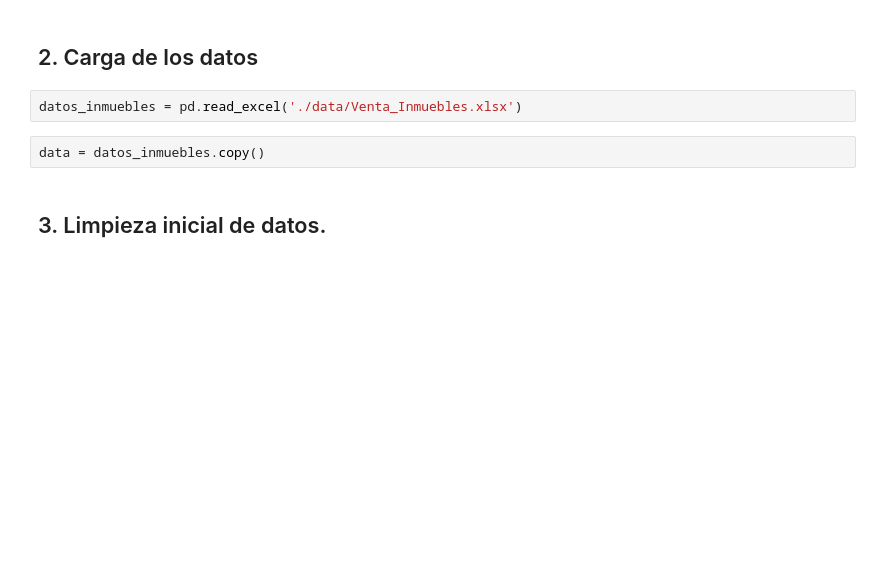
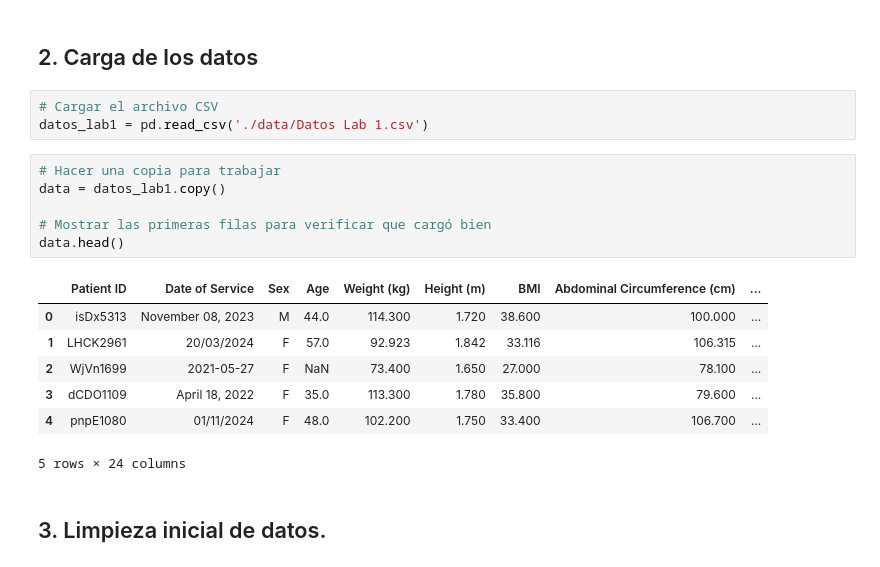
Before and after one commit to jcamilc17/Laboratorio-2_ML, a Jupyter notebook: Laboratorio2.ipynb, the cells around one changed output. Saved outputs shown, nothing was run; the diff lists cells and outputs as text; blank space fills up the shorter version.

Commit message:
📝 Carga de Datos

```diff
--- a/Laboratorio2.ipynb
+++ b/Laboratorio2.ipynb
@@ -32,10 +32,23 @@ from sklearn.linear_model import LinearRegression
 from sklearn.utils import resample
 # %% [markdown]
 ## 2. Carga de los datos
-# %%
-datos_inmuebles = pd.read_excel('./data/Venta_Inmuebles.xlsx')
-# %%
-data = datos_inmuebles.copy()
+# %%
+# Cargar el archivo CSV
+datos_lab1 = pd.read_csv('./data/Datos Lab 1.csv')
+# %%
+# Hacer una copia para trabajar
+data = datos_lab1.copy()
+
+# Mostrar las primeras filas para verificar que cargó bien
+data.head()
+# %% [output]
+|  | Patient ID | Date of Service | Sex | Age | Weight (kg) | Height (m) | BMI | Abdominal Circumference (cm) | ... |
+| 0 | isDx5313 | November 08, 2023 | M | 44.0 | 114.300 | 1.720 | 38.600 | 100.000 | ... |
+| 1 | LHCK2961 | 20/03/2024 | F | 57.0 | 92.923 | 1.842 | 33.116 | 106.315 | ... |
+| 2 | WjVn1699 | 2021-05-27 | F | NaN | 73.400 | 1.650 | 27.000 | 78.100 | ... |
+| 3 | dCDO1109 | April 18, 2022 | F | 35.0 | 113.300 | 1.780 | 35.800 | 79.600 | ... |
+| 4 | pnpE1080 | 01/11/2024 | F | 48.0 | 102.200 | 1.750 | 33.400 | 106.700 | ... |
+5 rows × 24 columns
 # %% [markdown]
 ## 3. Limpieza inicial de datos.
 # %%
```
